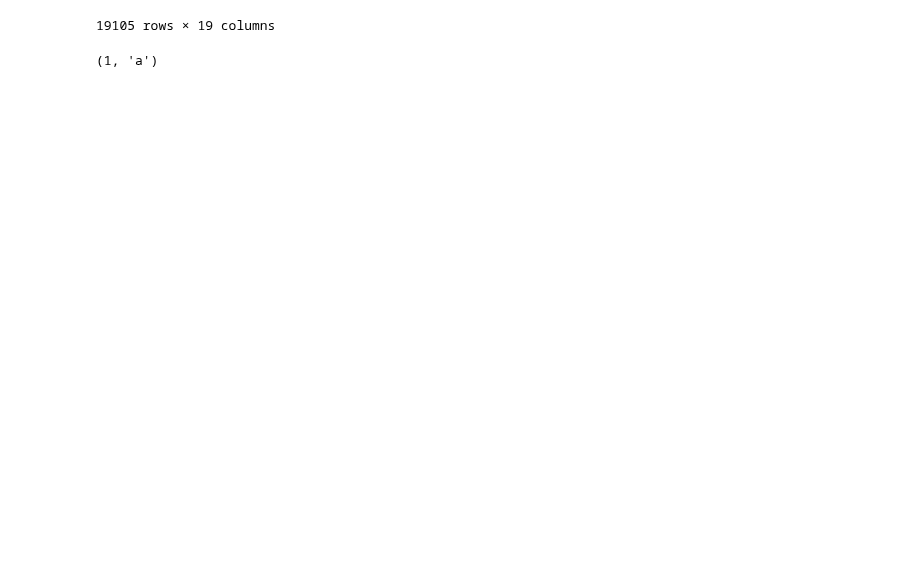
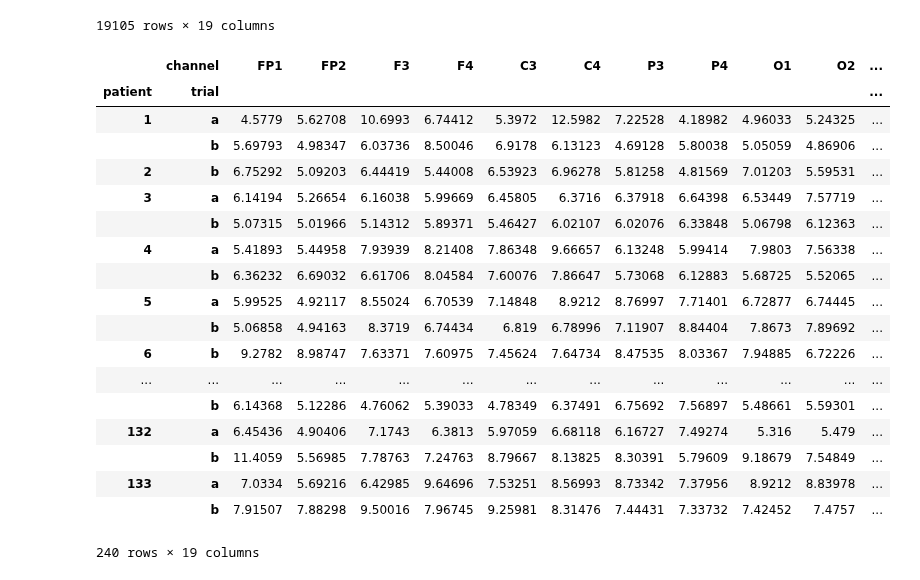
Before and after one commit to mirgee/thesis_project, a Jupyter notebook: notebooks/08-surrogate.ipynb, the cells around one changed output. Cells and saved outputs as stored; diff of their text form; code cells hidden in the pictures; blank space fills up the shorter version.

```diff
--- a/notebooks/08-surrogate.ipynb
+++ b/notebooks/08-surrogate.ipynb
@@ -89,13 +88,29 @@ Ready.
 | 19104 | -2.750828e+00 | -4.176626 | -3.869986e+00 | -1.924681e+00 | 2.286413e+00 | 1.216625e+00 | 3.086426e+00 | 2.808627e+00 | 2.352535e+00 | 1.887394e+00 | -5.091700e-01 | ... |
 19105 rows × 19 columns
 # %%
-df = pd.read_pickle(os.path.join(LABELED_ROOT, 'lyap_10_3_50.pkl'))
-# df.columns = df.columns.droplevel(1)
-for row in df.iterrows():
-    print(row[0])
-    break
+df = pd.read_pickle(os.path.join(LABELED_ROOT, 'lyap_auto.pkl')).dropna()
+df.columns = df.columns.droplevel(1)
+df
 # %% [output]
+|  | channel | FP1 | FP2 | F3 | F4 | C3 | C4 | P3 | P4 | O1 | O2 | ... |
+| patient | trial |  |  |  |  |  |  |  |  |  |  | ... |
+| 1 | a | 4.5779 | 5.62708 | 10.6993 | 6.74412 | 5.3972 | 12.5982 | 7.22528 | 4.18982 | 4.96033 | 5.24325 | ... |
+|  | b | 5.69793 | 4.98347 | 6.03736 | 8.50046 | 6.9178 | 6.13123 | 4.69128 | 5.80038 | 5.05059 | 4.86906 | ... |
+| 2 | b | 6.75292 | 5.09203 | 6.44419 | 5.44008 | 6.53923 | 6.96278 | 5.81258 | 4.81569 | 7.01203 | 5.59531 | ... |
+| 3 | a | 6.14194 | 5.26654 | 6.16038 | 5.99669 | 6.45805 | 6.3716 | 6.37918 | 6.64398 | 6.53449 | 7.57719 | ... |
+|  | b | 5.07315 | 5.01966 | 5.14312 | 5.89371 | 5.46427 | 6.02107 | 6.02076 | 6.33848 | 5.06798 | 6.12363 | ... |
+| 4 | a | 5.41893 | 5.44958 | 7.93939 | 8.21408 | 7.86348 | 9.66657 | 6.13248 | 5.99414 | 7.9803 | 7.56338 | ... |
+|  | b | 6.36232 | 6.69032 | 6.61706 | 8.04584 | 7.60076 | 7.86647 | 5.73068 | 6.12883 | 5.68725 | 5.52065 | ... |
+| 5 | a | 5.99525 | 4.92117 | 8.55024 | 6.70539 | 7.14848 | 8.9212 | 8.76997 | 7.71401 | 6.72877 | 6.74445 | ... |
+|  | b | 5.06858 | 4.94163 | 8.3719 | 6.74434 | 6.819 | 6.78996 | 7.11907 | 8.84404 | 7.8673 | 7.89692 | ... |
+| 6 | b | 9.2782 | 8.98747 | 7.63371 | 7.60975 | 7.45624 | 7.64734 | 8.47535 | 8.03367 | 7.94885 | 6.72226 | ... |
+| ... | ... | ... | ... | ... | ... | ... | ... | ... | ... | ... | ... | ... |
+|  | b | 6.14368 | 5.12286 | 4.76062 | 5.39033 | 4.78349 | 6.37491 | 6.75692 | 7.56897 | 5.48661 | 5.59301 | ... |
+| 132 | a | 6.45436 | 4.90406 | 7.1743 | 6.3813 | 5.97059 | 6.68118 | 6.16727 | 7.49274 | 5.316 | 5.479 | ... |
+|  | b | 11.4059 | 5.56985 | 7.78763 | 7.24763 | 8.79667 | 8.13825 | 8.30391 | 5.79609 | 9.18679 | 7.54849 | ... |
+| 133 | a | 7.0334 | 5.69216 | 6.42985 | 9.64696 | 7.53251 | 8.56993 | 8.73342 | 7.37956 | 8.9212 | 8.83978 | ... |
+|  | b | 7.91507 | 7.88298 | 9.50016 | 7.96745 | 9.25981 | 8.31476 | 7.44431 | 7.33732 | 7.42452 | 7.4757 | ... |
-(1, 'a')
+240 rows × 19 columns
 # %%
 def plot_sigma(channel_name, surr_stats, true_stat, statname=r'$\lambda_1$'):
     plt.figure(1)
```
Also changed, not shown: parts of 5 cells of this notebook.
